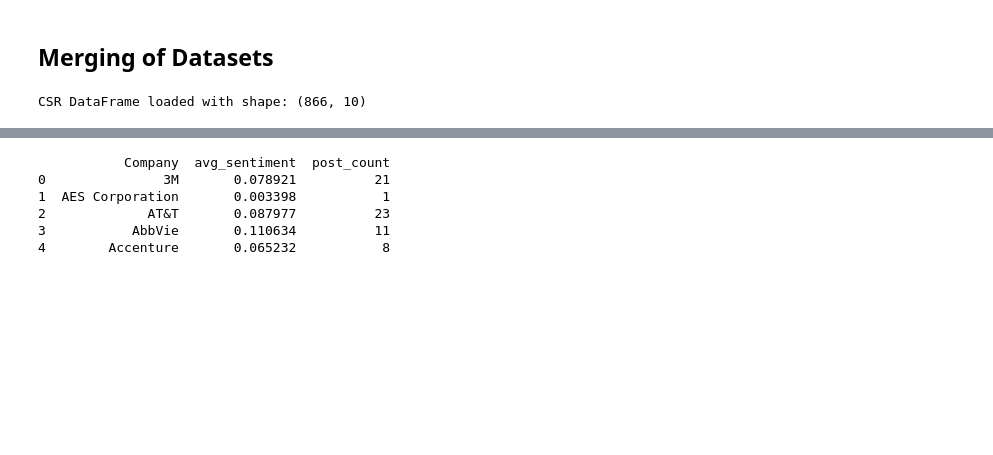
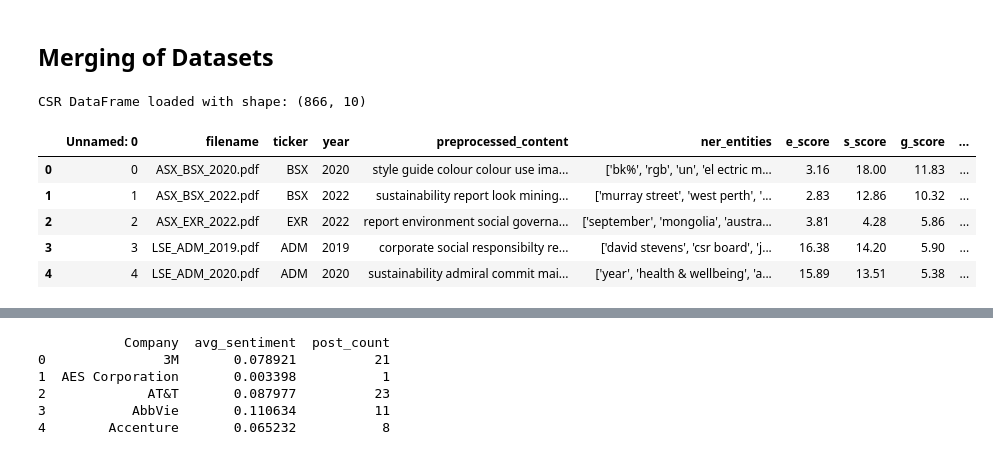
Before and after one commit to Kevan-Muthomi/Masters-CSCT-Project, a Jupyter notebook: Notebooks/Merging Dataset.ipynb, the cells around one changed output, grey strips where cells are left out. Cells and saved outputs as stored; diff of their text form; code cells hidden in the pictures; blank space fills up the shorter version.

Commit message:
Merged Reddit and CSR Report data final

```diff
--- a/Notebooks/Merging Dataset.ipynb
+++ b/Notebooks/Merging Dataset.ipynb
@@ -6,5 +9,12 @@ from pymongo import MongoClient
 # %%
 csr_df = pd.read_csv('preprocessed_content.csv')
 print("CSR DataFrame loaded with shape:", csr_df.shape)
+csr_df.head()
 # %% [output]
 CSR DataFrame loaded with shape: (866, 10)
+|  | Unnamed: 0 | filename | ticker | year | preprocessed_content | ner_entities | e_score | s_score | g_score | ... |
+| 0 | 0 | ASX_BSX_2020.pdf | BSX | 2020 | style guide colour colour use ima... | ['bk%', 'rgb', 'un', 'el ectric m... | 3.16 | 18.00 | 11.83 | ... |
+| 1 | 1 | ASX_BSX_2022.pdf | BSX | 2022 | sustainability report look mining... | ['murray street', 'west perth', '... | 2.83 | 12.86 | 10.32 | ... |
+| 2 | 2 | ASX_EXR_2022.pdf | EXR | 2022 | report environment social governa... | ['september', 'mongolia', 'austra... | 3.81 | 4.28 | 5.86 | ... |
+| 3 | 3 | LSE_ADM_2019.pdf | ADM | 2019 | corporate social responsibilty re... | ['david stevens', 'csr board', 'j... | 16.38 | 14.20 | 5.90 | ... |
+| 4 | 4 | LSE_ADM_2020.pdf | ADM | 2020 | sustainability admiral commit mai... | ['year', 'health & wellbeing', 'a... | 15.89 | 13.51 | 5.38 | ... |
```
Also changed, not shown: parts of 27 cells of this notebook, 1 other file.
